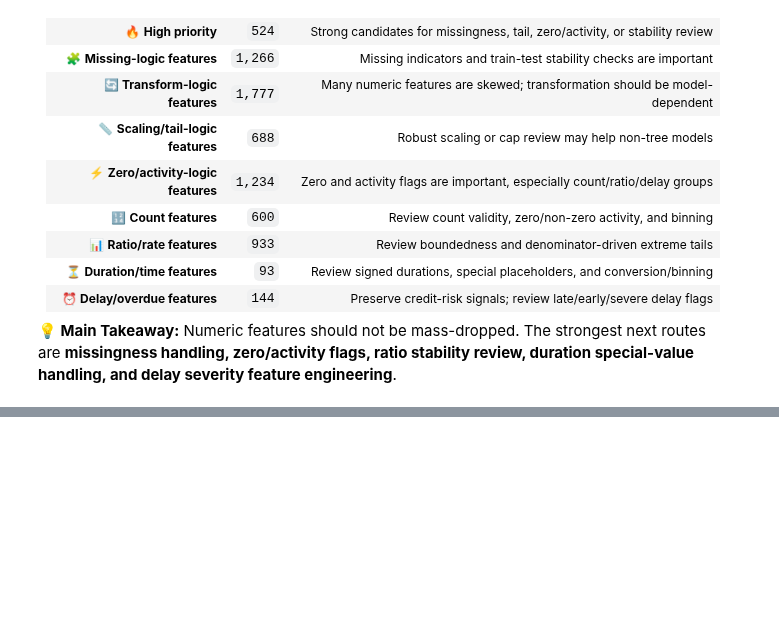
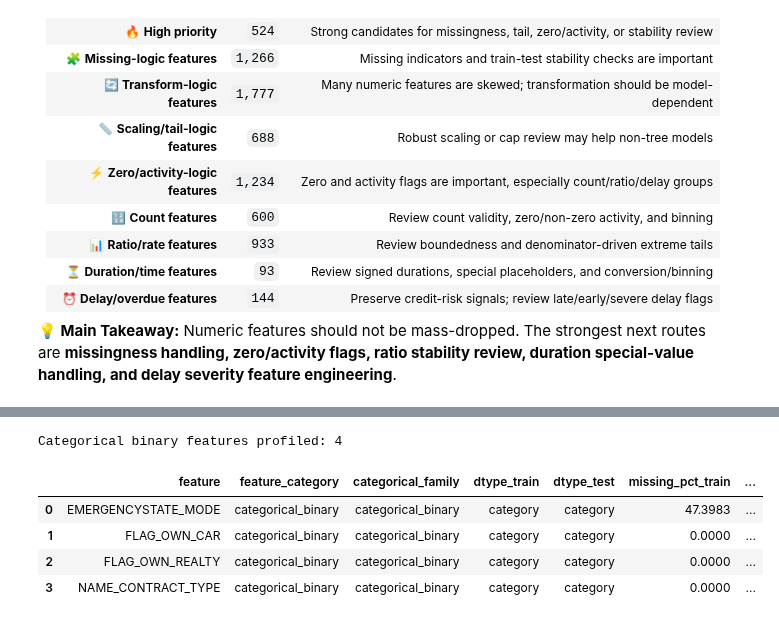
Before and after one commit to kawsar07ahmmed0712-rgb/Credit_Default_Risk, a Jupyter notebook: Notebook/2.Univariate_EDA.ipynb, the cells around one changed output, grey strips where cells are left out. Saved outputs shown, nothing was run; the diff lists cells and outputs as text; code cells hidden in the pictures; blank space fills up the shorter version.

```diff
--- a/Notebook/2.EDA.ipynb
+++ b/Notebook/2.Univariate_EDA.ipynb
@@ -2360,0 +2221,37 @@ Critical priority features: 310
+# %%
+categorical_binary_features = categorical_base.loc[categorical_base["categorical_family"].eq("categorical_binary"), "feature"].tolist()
+
+def categorical_binary_info_row(feature):
+    s = train_df[feature]
+    t = test_df[feature] if feature in test_df.columns else pd.Series(dtype=s.dtype)
+
+    s_non_null, t_non_null = s.dropna().astype(str), t.dropna().astype(str)
+    s_pct, t_pct = s_non_null.value_counts(normalize=True) * 100, t_non_null.value_counts(normalize=True) * 100
+    s_cats, t_cats = set(s_non_null.unique()), set(t_non_null.unique())
+    all_cats = s_cats | t_cats
+
+    return {
+        "feature": feature, "feature_category": "categorical_binary", "categorical_family": "categorical_binary",
+        "dtype_train": str(s.dtype), "dtype_test": str(t.dtype) if len(t) else "not_present",
+        "missing_pct_train": s.isna().mean() * 100, "missing_pct_test": t.isna().mean() * 100 if len(t) else np.nan,
+        "n_unique_train": s_non_null.nunique(), "n_unique_test": t_non_null.nunique() if len(t) else np.nan,
+        "top_category_train": s_pct.index[0] if len(s_pct) else np.nan, "top_category_pct_train": s_pct.iloc[0] if len(s_pct) else np.nan,
+        "minority_category_train": s_pct.index[-1] if len(s_pct) > 1 else np.nan, "minority_category_pct_train": s_pct.iloc[-1] if len(s_pct) > 1 else np.nan,
+        "top_category_test": t_pct.index[0] if len(t_pct) else np.nan, "top_category_pct_test": t_pct.iloc[0] if len(t_pct) else np.nan,
+        "train_only_category_count": len(s_cats - t_cats), "test_only_category_count": len(t_cats - s_cats),
+        "category_overlap_pct": len(s_cats & t_cats) / len(all_cats) * 100 if all_cats else np.nan,
+        "top_category_pct_gap": abs(s_pct.iloc[0] - t_pct.iloc[0]) if len(s_pct) and len(t_pct) else np.nan,
+        "category_labels_train": " | ".join(sorted(s_cats)), "category_labels_test": " | ".join(sorted(t_cats))
+    }
+
+categorical_binary_info = pd.DataFrame([categorical_binary_info_row(feature) for feature in categorical_binary_features])
+
+print(f"Categorical binary features profiled: {categorical_binary_info.shape[0]}")
+categorical_binary_info.head()
+# %% [output]
+Categorical binary features profiled: 4
+|  | feature | feature_category | categorical_family | dtype_train | dtype_test | missing_pct_train | ... |
+| 0 | EMERGENCYSTATE_MODE | categorical_binary | categorical_binary | category | category | 47.3983 | ... |
+| 1 | FLAG_OWN_CAR | categorical_binary | categorical_binary | category | category | 0.0000 | ... |
+| 2 | FLAG_OWN_REALTY | categorical_binary | categorical_binary | category | category | 0.0000 | ... |
+| 3 | NAME_CONTRACT_TYPE | categorical_binary | categorical_binary | category | category | 0.0000 | ... |
```
Also changed, not shown: parts of 27 cells of this notebook, 41 other files.
